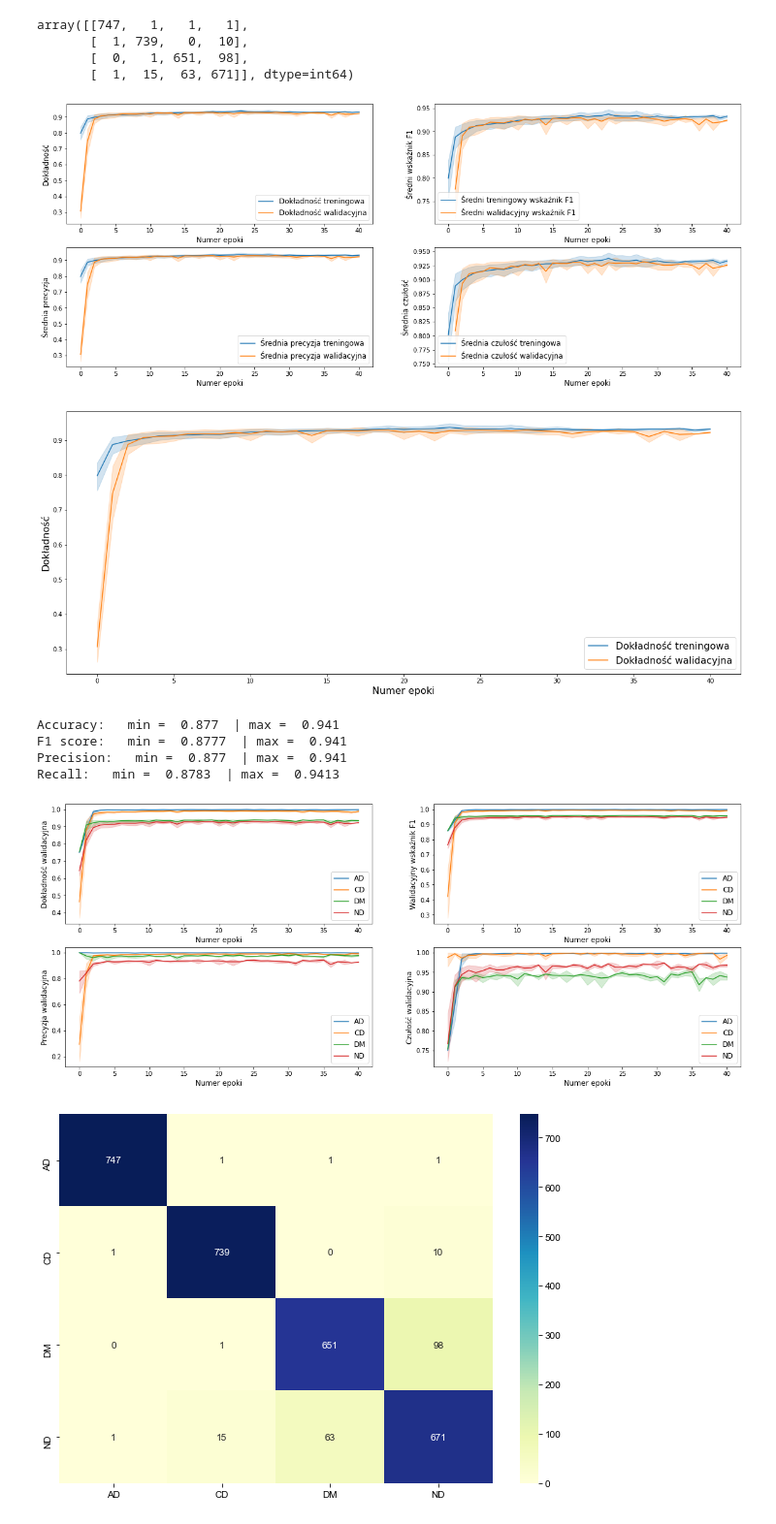
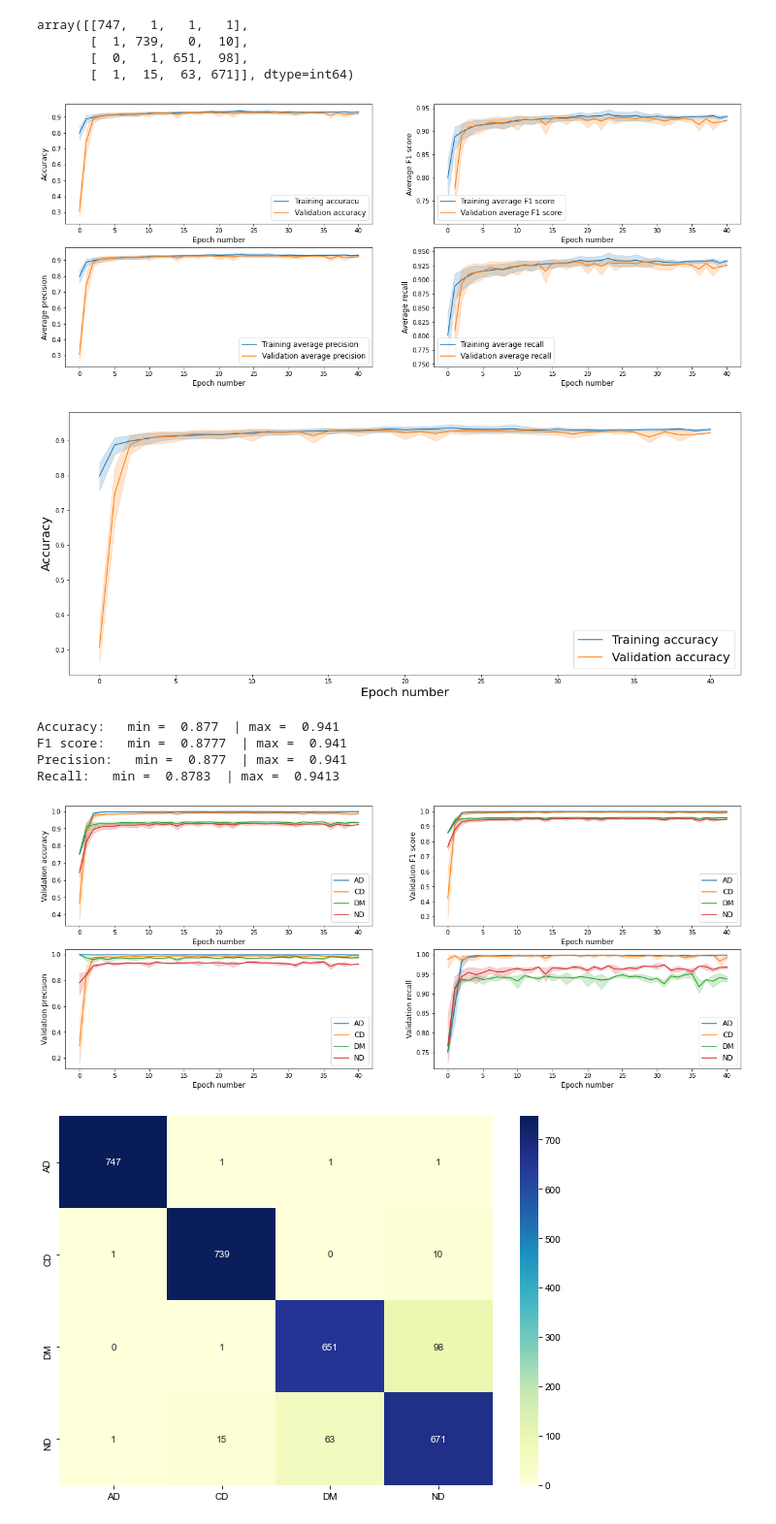
Before and after one commit to milySW/NNResearchAPI, a Jupyter notebook: notebooks/evaluation.ipynb, the cells around one changed output. Shown: that part at 97% size. Saved outputs shown, nothing was run; the diff lists cells and outputs as text; code cells hidden in the pictures.

```diff
--- a/notebooks/evaluation.ipynb
+++ b/notebooks/evaluation.ipynb
@@ -68,48 +70,48 @@ many_metrics = many_metrics[many_metrics["epoch"] < 41]
 fig, axes = plt.subplots(2, 2, figsize=(20, 8))
 
 
-sns.lineplot(data=many_metrics, x="epoch", y="accuracy", ax=axes[0][0], estimator=np.mean, ci=95, label="Dokładność treningowa")
-sns.lineplot(data=many_metrics, x="epoch", y="val_accuracy", ax=axes[0][0], estimator=np.mean, ci=95, label="Dokładność walidacyjna")
-axes[0][0].set_ylabel("Dokładność", fontsize=12)
-axes[0][0].set_xlabel("Numer epoki", fontsize=12)
+sns.lineplot(data=many_metrics, x="epoch", y="accuracy", ax=axes[0][0], estimator=np.mean, ci=95, label="Training accuracu")
+sns.lineplot(data=many_metrics, x="epoch", y="val_accuracy", ax=axes[0][0], estimator=np.mean, ci=95, label="Validation accuracy")
+axes[0][0].set_ylabel("Accuracy", fontsize=12)
+axes[0][0].set_xlabel("Epoch number", fontsize=12)
 axes[0][0].legend(loc="best", prop={'size': 12})
 
-sns.lineplot(data=many_metrics, x="epoch", y="f1_score", ax=axes[0][1], estimator=np.mean, ci=95, label="Średni treningowy wskaźnik F1")
-sns.lineplot(data=many_metrics, x="epoch", y="val_f1_score", ax=axes[0][1], estimator=np.mean, ci=95, label="Średni walidacyjny wskaźnik F1")
-axes[0][1].set_ylabel("Średni wskaźnik F1", fontsize=12)
-axes[0][1].set_xlabel("Numer epoki", fontsize=12)
+sns.lineplot(data=many_metrics, x="epoch", y="f1_score", ax=axes[0][1], estimator=np.mean, ci=95, label="Training average F1 score")
+sns.lineplot(data=many_metrics, x="epoch", y="val_f1_score", ax=axes[0][1], estimator=np.mean, ci=95, label="Validation average F1 score")
+axes[0][1].set_ylabel("Average F1 score", fontsize=12)
+axes[0][1].set_xlabel("Epoch number", fontsize=12)
 axes[0][1].legend(loc="best", prop={'size': 12})
 
 
-sns.lineplot(data=many_metrics, x="epoch", y="precision", ax=axes[1][0], estimator=np.mean, ci=95, label="Średnia precyzja treningowa")
-sns.lineplot(data=many_metrics, x="epoch", y="val_precision", ax=axes[1][0], estimator=np.mean, ci=95, label="Średnia precyzja walidacyjna")
-axes[1][0].set_ylabel("Średnia precyzja", fontsize=12)
-axes[1][0].set_xlabel("Numer epoki", fontsize=12)
+sns.lineplot(data=many_metrics, x="epoch", y="precision", ax=axes[1][0], estimator=np.mean, ci=95, label="Training average precision")
+sns.lineplot(data=many_metrics, x="epoch", y="val_precision", ax=axes[1][0], estimator=np.mean, ci=95, label="Validation average precision")
+axes[1][0].set_ylabel("Average precision", fontsize=12)
+axes[1][0].set_xlabel("Epoch number", fontsize=12)
 axes[1][0].legend(loc="best", prop={'size': 12})
 
-sns.lineplot(data=many_metrics, x="epoch", y="recall", ax=axes[1][1], estimator=np.mean, ci=95, label="Średnia czułość treningowa")
-sns.lineplot(data=many_metrics, x="epoch", y="val_recall", ax=axes[1][1], estimator=np.mean, ci=95, label="Średnia czułość walidacyjna")
-axes[1][1].set_ylabel("Średnia czułość", fontsize=12)
-axes[1][1].set_xlabel("Numer epoki", fontsize=12)
+sns.lineplot(data=many_metrics, x="epoch", y="recall", ax=axes[1][1], estimator=np.mean, ci=95, label="Training average recall")
+sns.lineplot(data=many_metrics, x="epoch", y="val_recall", ax=axes[1][1], estimator=np.mean, ci=95, label="Validation average recall")
+axes[1][1].set_ylabel("Average recall", fontsize=12)
+axes[1][1].set_xlabel("Epoch number", fontsize=12)
 axes[1][1].legend(loc="best", prop={'size': 12})
 
 plt.savefig(plots / "metrics.png", transparent=True, dpi=500)
 # %% [output]
-[figure, old version]
+[figure, new version]
 # %%
 fig, ax = plt.subplots(1, 1, figsize=(20, 8))
 
 
-sns.lineplot(data=many_metrics, x="epoch", y="accuracy", ax=ax, estimator=np.mean, ci=95, label="Dokładność treningowa")
-sns.lineplot(data=many_metrics, x="epoch", y="val_accuracy", ax=ax, estimator=np.mean, ci=95, label="Dokładność walidacyjna")
-ax.set_ylabel("Dokładność", fontsize=20)
-ax.set_xlabel("Numer epoki", fontsize=20)
+sns.lineplot(data=many_metrics, x="epoch", y="accuracy", ax=ax, estimator=np.mean, ci=95, label="Training accuracy")
+sns.lineplot(data=many_metrics, x="epoch", y="val_accuracy", ax=ax, estimator=np.mean, ci=95, label="Validation accuracy")
+ax.set_ylabel("Accuracy", fontsize=20)
+ax.set_xlabel("Epoch number", fontsize=20)
 ax.legend(loc="best", prop={'size': 20})
 
 
 plt.savefig(plots / "accuracy.png", transparent=True, dpi=500)
 # %% [output]
-[figure, old version]
+[figure, new version]
 # %%
 print("Accuracy:   min = ", min(many_metrics[many_metrics["epoch"] > 2]["val_accuracy"]), " | max = ", max(many_metrics[many_metrics["epoch"] > 2]["val_accuracy"]))
 print("F1 score:   min = ", min(many_metrics[many_metrics["epoch"] > 2]["val_f1_score"]), " | max = ", max(many_metrics[many_metrics["epoch"] > 2]["val_f1_score"]))
@@ -136,37 +138,37 @@ sns.lineplot(data=many_metrics, x="epoch", y="val_accuracy_0", ax=axes[0][0], es
 sns.lineplot(data=many_metrics, x="epoch", y="val_accuracy_1", ax=axes[0][0], estimator=np.mean, ci=95, label="CD")
 sns.lineplot(data=many_metrics, x="epoch", y="val_accuracy_2", ax=axes[0][0], estimator=np.mean, ci=95, label="DM")
 sns.lineplot(data=many_metrics, x="epoch", y="val_accuracy_3", ax=axes[0][0], estimator=np.mean, ci=95, label="ND")
-axes[0][0].set_ylabel("Dokładność walidacyjna", fontsize=12)
-axes[0][0].set_xlabel("Numer epoki", fontsize=12)
+axes[0][0].set_ylabel("Validation accuracy", fontsize=12)
+axes[0][0].set_xlabel("Epoch number", fontsize=12)
 axes[0][0].legend(loc="best", prop={'size': 12})
 
 sns.lineplot(data=many_metrics, x="epoch", y="val_f1_score_0", ax=axes[0][1], estimator=np.mean, ci=95, label="AD")
 sns.lineplot(data=many_metrics, x="epoch", y="val_f1_score_1", ax=axes[0][1], estimator=np.mean, ci=95, label="CD")
 sns.lineplot(data=many_metrics, x="epoch", y="val_f1_score_2", ax=axes[0][1], estimator=np.mean, ci=95, label="DM")
 sns.lineplot(data=many_metrics, x="epoch", y="val_f1_score_3", ax=axes[0][1], estimator=np.mean, ci=95, label="ND")
-axes[0][1].set_ylabel("Walidacyjny wskaźnik F1", fontsize=12)
-axes[0][1].set_xlabel("Numer epoki", fontsize=12)
+axes[0][1].set_ylabel("Validation F1 score", fontsize=12)
+axes[0][1].set_xlabel("Epoch number", fontsize=12)
 axes[0][1].legend(loc="best", prop={'size': 12})
 
 sns.lineplot(data=many_metrics, x="epoch", y="val_precision_0", ax=axes[1][0], estimator=np.mean, ci=95, label="AD")
 sns.lineplot(data=many_metrics, x="epoch", y="val_precision_1", ax=axes[1][0], estimator=np.mean, ci=95, label="CD")
 sns.lineplot(data=many_metrics, x="epoch", y="val_precision_2", ax=axes[1][0], estimator=np.mean, ci=95, label="DM")
 sns.lineplot(data=many_metrics, x="epoch", y="val_precision_3", ax=axes[1][0], estimator=np.mean, ci=95, label="ND")
-axes[1][0].set_ylabel("Precyzja walidacyjna", fontsize=12)
-axes[1][0].set_xlabel("Numer epoki", fontsize=12)
+axes[1][0].set_ylabel("Validation precision", fontsize=12)
+axes[1][0].set_xlabel("Epoch number", fontsize=12)
 axes[1][0].legend(loc="best", prop={'size': 12})
 
 sns.lineplot(data=many_metrics, x="epoch", y="val_recall_0", ax=axes[1][1], estimator=np.mean, ci=95, label="AD")
 sns.lineplot(data=many_metrics, x="epoch", y="val_recall_1", ax=axes[1][1], estimator=np.mean, ci=95, label="CD")
 sns.lineplot(data=many_metrics, x="epoch", y="val_recall_2", ax=axes[1][1], estimator=np.mean, ci=95, label="DM")
 sns.lineplot(data=many_metrics, x="epoch", y="val_recall_3", ax=axes[1][1], estimator=np.mean, ci=95, label="ND")
-axes[1][1].set_ylabel("Czułość walidacyjna", fontsize=12)
-axes[1][1].set_xlabel("Numer epoki", fontsize=12)
+axes[1][1].set_ylabel("Validation recall", fontsize=12)
+axes[1][1].set_xlabel("Epoch number", fontsize=12)
 axes[1][1].legend(loc="best", prop={'size': 12})
 
 plt.savefig(plots / "metrics_group.png", transparent=True, dpi=500)
 # %% [output]
-[figure, old version]
+[figure, new version]
 # %%
 matrix = confusion_matrix(flat_targets.type(torch.long), flat_preds.type(torch.long))
 df_cm = pd.DataFrame(matrix, index = ["AD", "CD", "DM", "ND"], columns = ["AD", "CD", "DM", "ND"])
```
Also changed, not shown: parts of 3 cells of this notebook, 7 other files.
